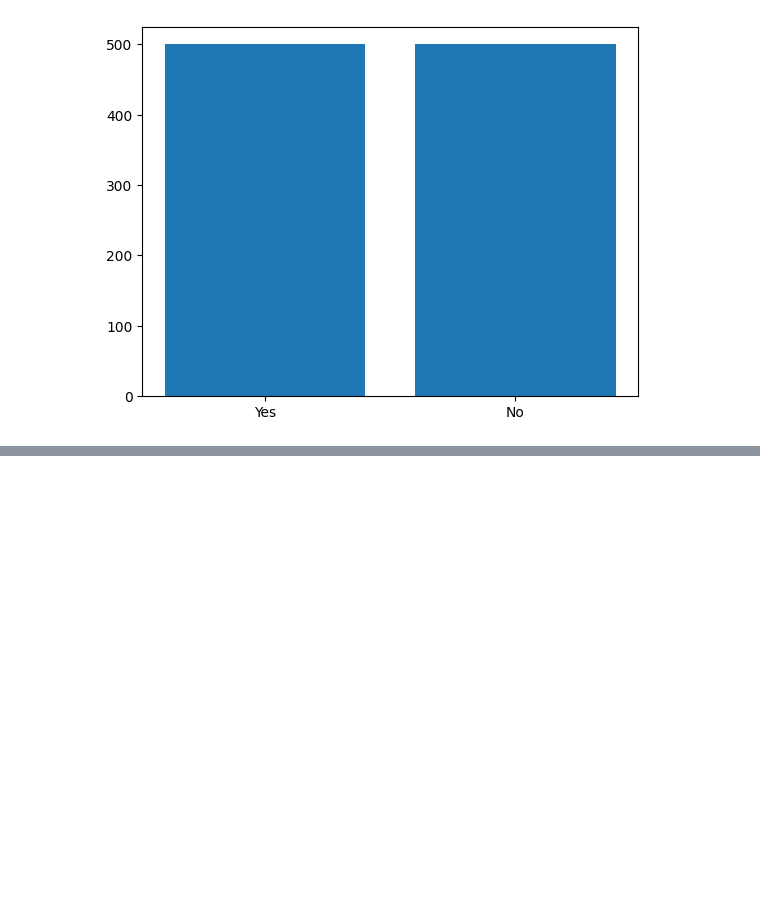
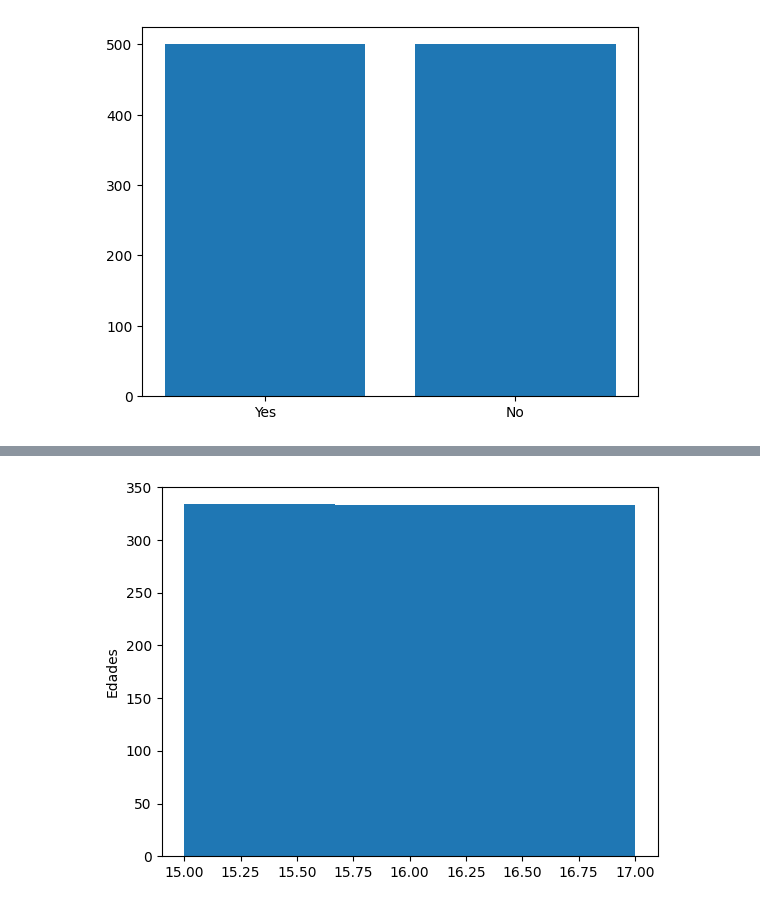
Before and after one commit to AidamZzzZ/student_academic_performance, a Jupyter notebook: notebooks/01.eda.ipynb, the cells around one changed output, grey strips where cells are left out. Drawn from its saved outputs; the diff is of its cells as text; code cells hidden in the pictures; blank space fills up the shorter version.

```diff
--- a/notebooks/01.eda.ipynb
+++ b/notebooks/01.eda.ipynb
@@ -143,0 +162,8 @@ plt.show()
+# %%
+ages = data[['age']].values
+
+plt.hist(ages, bins=3)
+plt.ylabel("Edades")
+plt.show()
+# %% [output]
+[figure, added]
```
Also changed, not shown: parts of 6 cells of this notebook.
